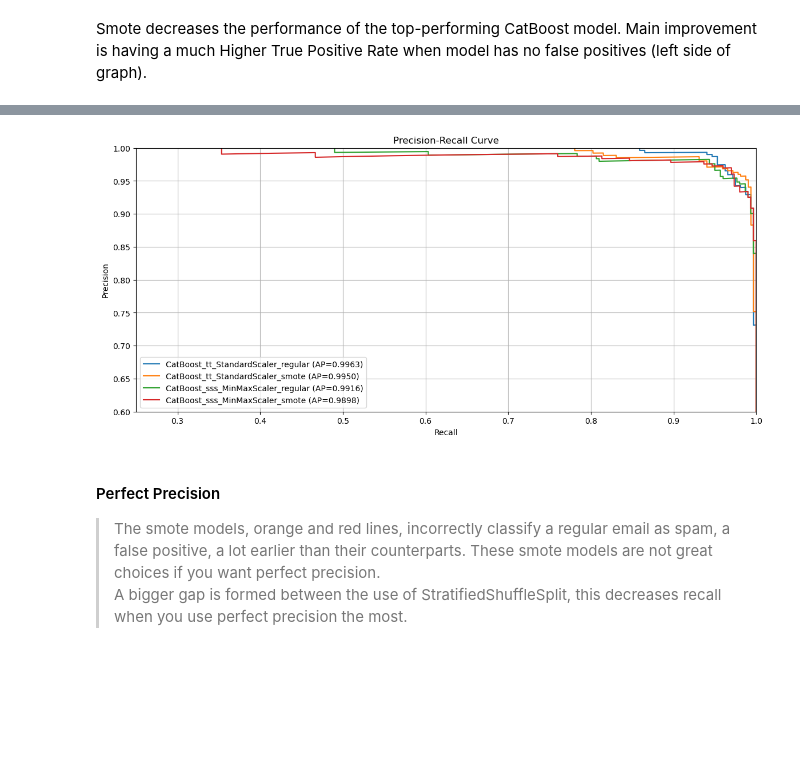
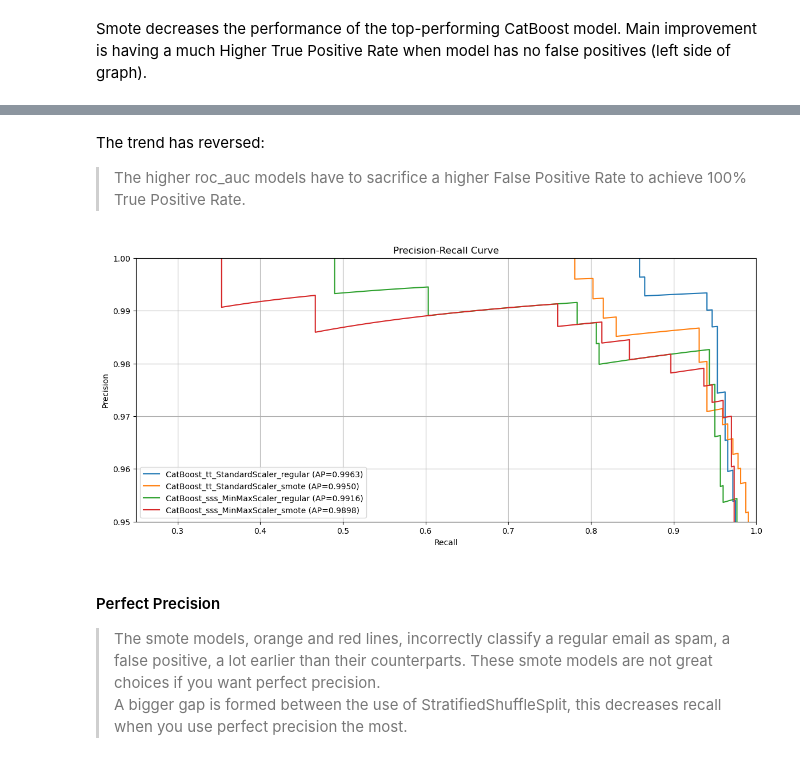
Before and after one commit to pgrts/Springboard, a Jupyter notebook: spam/Modeling.ipynb, the cells around one changed output, grey strips where cells are left out. Cells and saved outputs as stored; diff of their text form; code cells hidden in the pictures; blank space fills up the shorter version.

```diff
--- a/spam/Modeling.ipynb
+++ b/spam/Modeling.ipynb
@@ -563,5 +563,5 @@ for idx, row in combined_df[combined_df.index.isin(ids)].sort_values(by='roc_auc
     fpr, tpr, row_t = row['roc_curve']
     roc_auc = row['roc_auc']
     label=idx
-    plot_roc_curve(fpr, tpr, roc_auc,x_max = 0.1, y_min=0.25, label=label)
+    plot_roc_curve(fpr, tpr, roc_auc,x_max = 0.02, y_min=0.25, label=label)
 # %% [output]
@@ -586,14 +583,17 @@ The trend has reversed:
+# %% [markdown]
+The trend has reversed:
+>The higher roc_auc models have to sacrifice a higher False Positive Rate to achieve 100% True Positive Rate.
 # %%
 plt.figure(figsize=(14, 6))
 
 for idx, row in combined_df[combined_df.index.isin(ids)].sort_values(by='average_precision', ascending=False).iterrows():
     pr = row['precision_recall']
     ap = row['average_precision']
-    plot_pr_curve(pr, ap, x_min=0.25, y_min=0.6, label=idx)
+    plot_pr_curve(pr, ap, x_min=0.25, y_min=0.95, label=idx)
 
 plt.show()
 # %% [output]
-[figure, old version]
+[figure, new version]
 # %% [markdown]
 #### Perfect Precision
 >The smote models, orange and red lines, incorrectly classify a regular email as spam, a false positive, a lot earlier than their counterparts. These smote models are not great choices if you want perfect precision.
```
Also changed, not shown: parts of 43 cells of this notebook.
